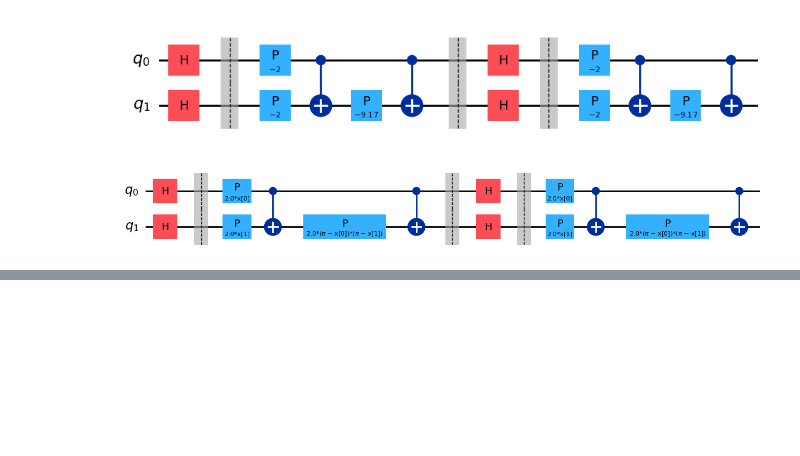
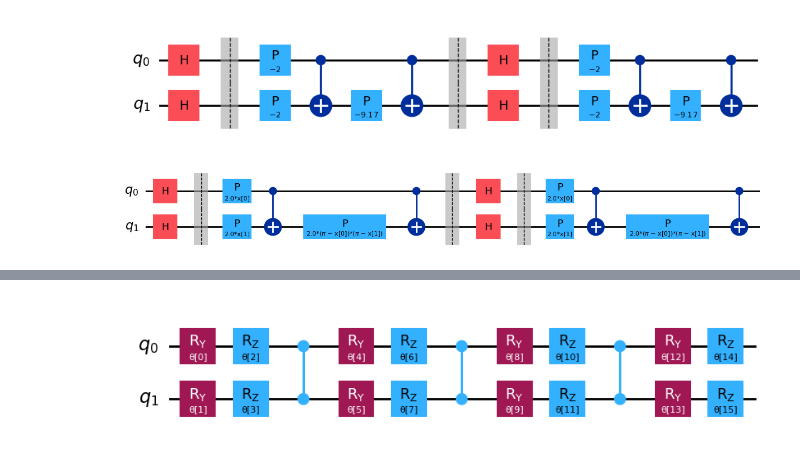
Before and after one commit to mtv47/bachelor-project, a Jupyter notebook: project.ipynb, the cells around one changed output, grey strips where cells are left out. Drawn from its saved outputs; the diff is of its cells as text; code cells hidden in the pictures; blank space fills up the shorter version.

```diff
--- a/project.ipynb
+++ b/project.ipynb
@@ -124,0 +178,5 @@ other paramters (such as angles): [ParameterVectorElement(x[0]), ParameterVector
+# %%
+var_form = TwoLocal(2, ['ry', 'rz'], 'cz', reps=3)
+var_form.decompose().draw(output='mpl')
+# %% [output]
+[figure, added]
```
Also changed, not shown: parts of 12 cells of this notebook, 1 other file.
